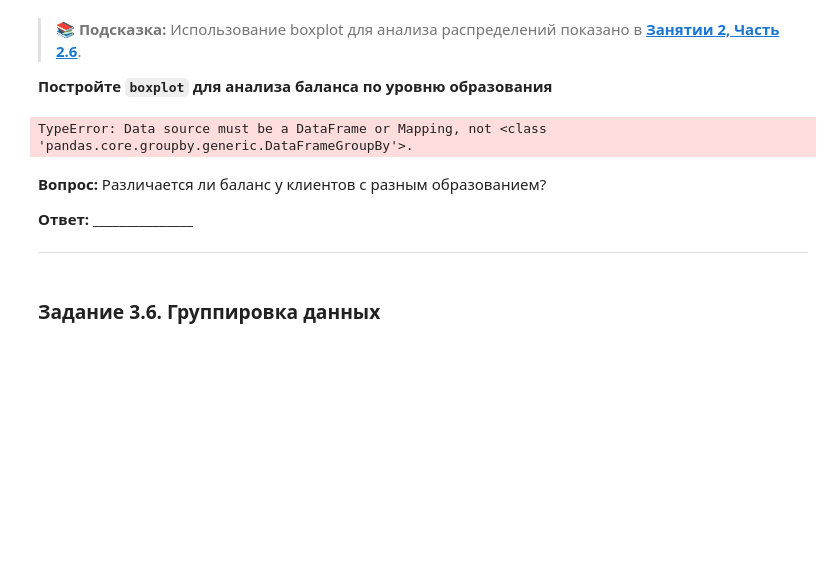
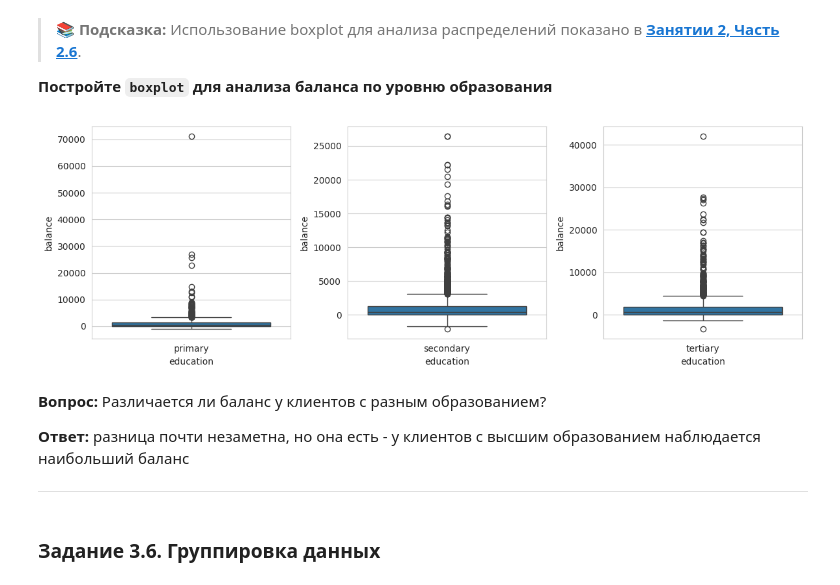
Before and after one commit to GDVevo/ml_uni, a Jupyter notebook: Практическая_работа_№10_Разведочный_анализ,_предобработка_данных_и_обучение_моделей_классификации.ipynb, the cells around one changed output. Drawn from its saved outputs; the diff is of its cells as text; code cells hidden in the pictures; blank space fills up the shorter version.

```diff
--- a/Практическая_работа_№10_Разведочный_анализ,_предобработка_данных_и_обучение_моделей_классификации.ipynb
+++ b/Практическая_работа_№10_Разведочный_анализ,_предобработка_данных_и_обучение_моделей_классификации.ipynb
@@ -412,14 +412,18 @@ plt.show()
 > 📚 **Подсказка:** Использование boxplot для анализа распределений показано в [**Занятии 2, Часть 2.6**](https://colab.research.google.com/drive/1aT36P0Jc-dIjYOx6Hh8yecFSgt-z3Fan?usp=sharing#scrollTo=592b07cc).
 
 **Постройте `boxplot` для анализа баланса по уровню образования**
-# %%
-sns.boxplot(bank.groupby('education'), x='y', y='balance', hue='y')
-# %% [output]
-TypeError: Data source must be a DataFrame or Mapping, not <class 'pandas.core.groupby.generic.DataFrameGroupBy'>.
+# %%
+fig, axes = plt.subplots(1, 3, figsize=(12, 4))
+
+sns.boxplot(bank[bank['education'] == 'primary'], x='education', y='balance', ax=axes[0])
+sns.boxplot(bank[bank['education'] == 'secondary'], x='education', y='balance', ax=axes[1])
+sns.boxplot(bank[bank['education'] == 'tertiary'], x='education', y='balance', ax=axes[2])
+# %% [output]
+[figure, added]
 # %% [markdown]
 **Вопрос:** Различается ли баланс у клиентов с разным образованием?
 
-**Ответ:** _______________
+**Ответ:** разница почти незаметна, но она есть - у клиентов с высшим образованием наблюдается наибольший баланс
 
 ---
 # %% [markdown]
```
Also changed, not shown: parts of 4 cells of this notebook.
